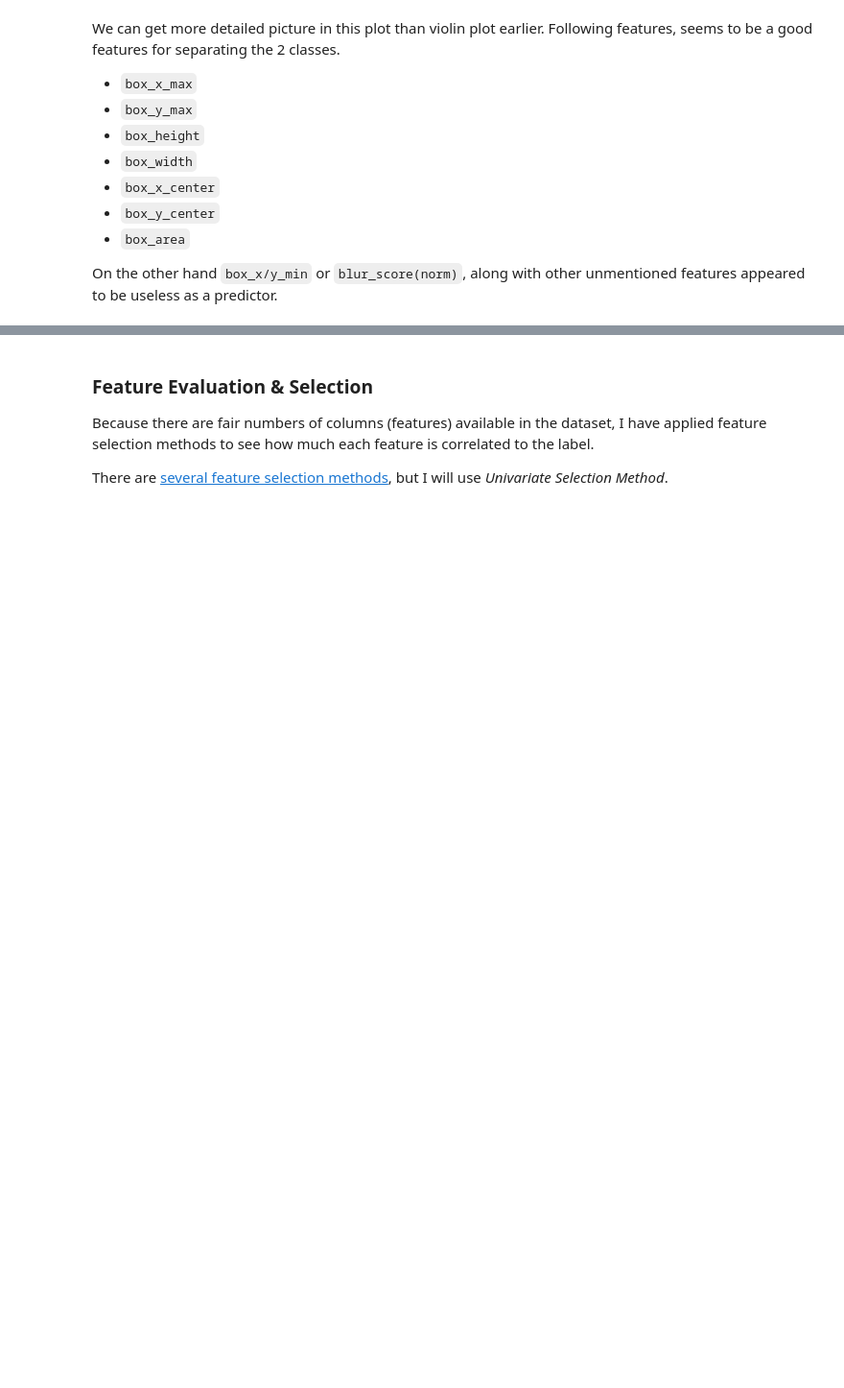
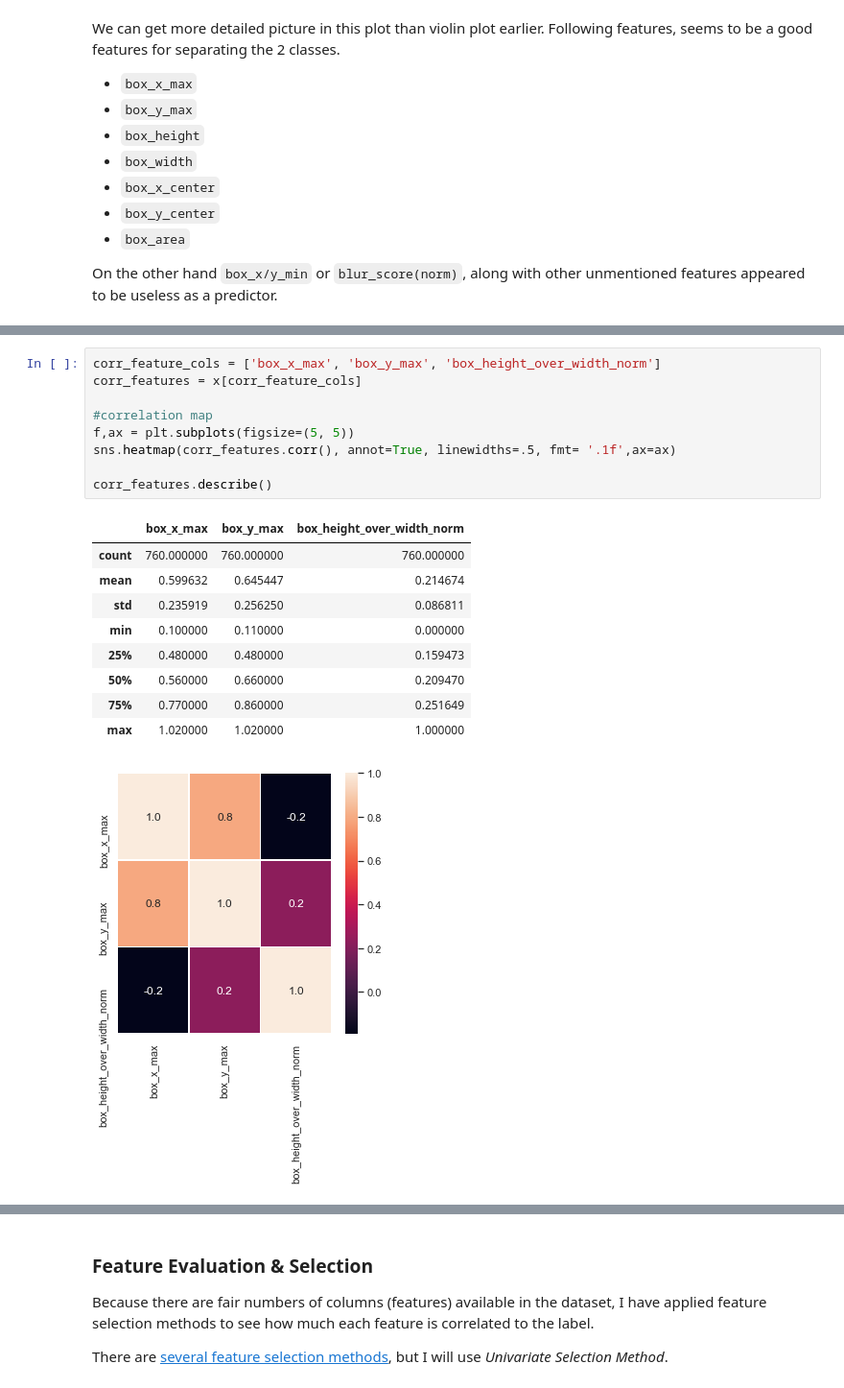
Before and after one commit to wtberry/opencv_motion_detection, a Jupyter notebook: analyze.ipynb, the cells around one changed output, grey strips where cells are left out. Shown: that part at 96% size. Cells and saved outputs as stored; diff of their text form; blank space fills up the shorter version.

```diff
--- a/analyze.ipynb
+++ b/analyze.ipynb
@@ -420,0 +435,20 @@ It is time to investigate what features combinations makes the best predictor. W
+# %%
+corr_feature_cols = ['box_x_max', 'box_y_max', 'box_height_over_width_norm']
+corr_features = x[corr_feature_cols]
+
+#correlation map
+f,ax = plt.subplots(figsize=(5, 5))
+sns.heatmap(corr_features.corr(), annot=True, linewidths=.5, fmt= '.1f',ax=ax)
+
+corr_features.describe()
+# %% [output]
+|  | box_x_max | box_y_max | box_height_over_width_norm |
+| count | 760.000000 | 760.000000 | 760.000000 |
+| mean | 0.599632 | 0.645447 | 0.214674 |
+| std | 0.235919 | 0.256250 | 0.086811 |
+| min | 0.100000 | 0.110000 | 0.000000 |
+| 25% | 0.480000 | 0.480000 | 0.159473 |
+| 50% | 0.560000 | 0.660000 | 0.209470 |
+| 75% | 0.770000 | 0.860000 | 0.251649 |
+| max | 1.020000 | 1.020000 | 1.000000 |
+[figure, added]
```
Also changed, not shown: parts of 26 cells of this notebook, 1 other file.
